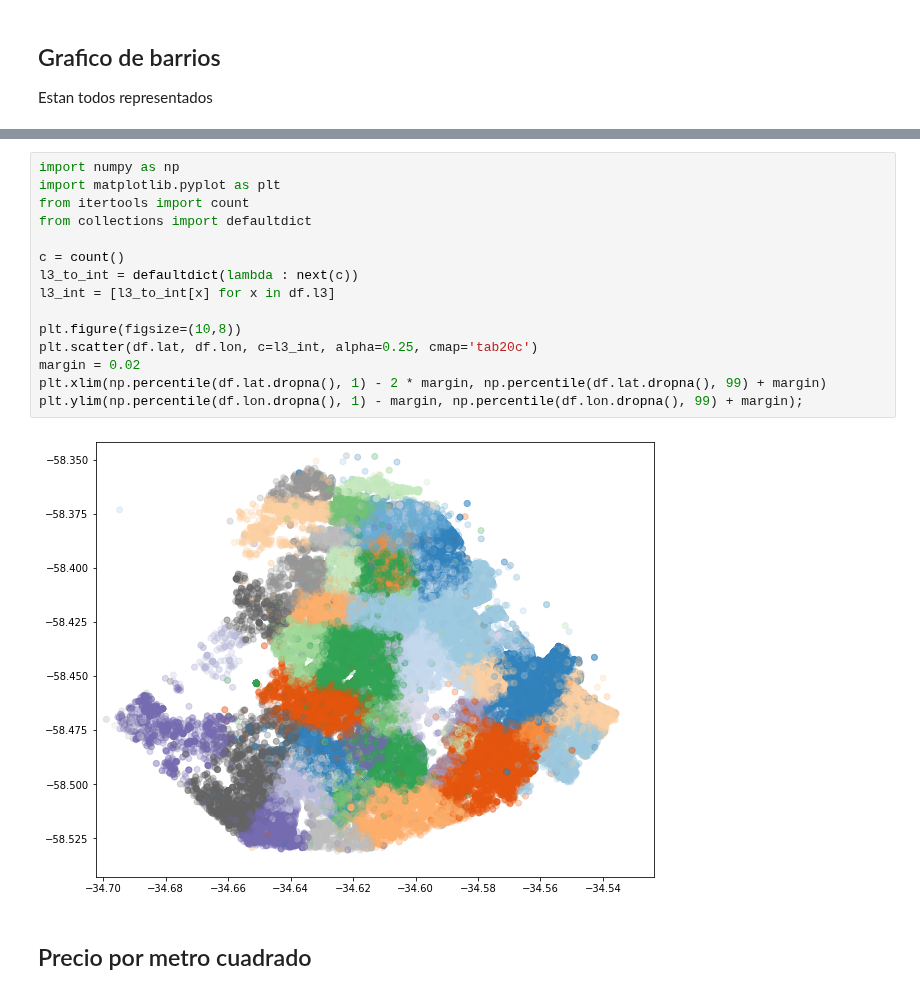
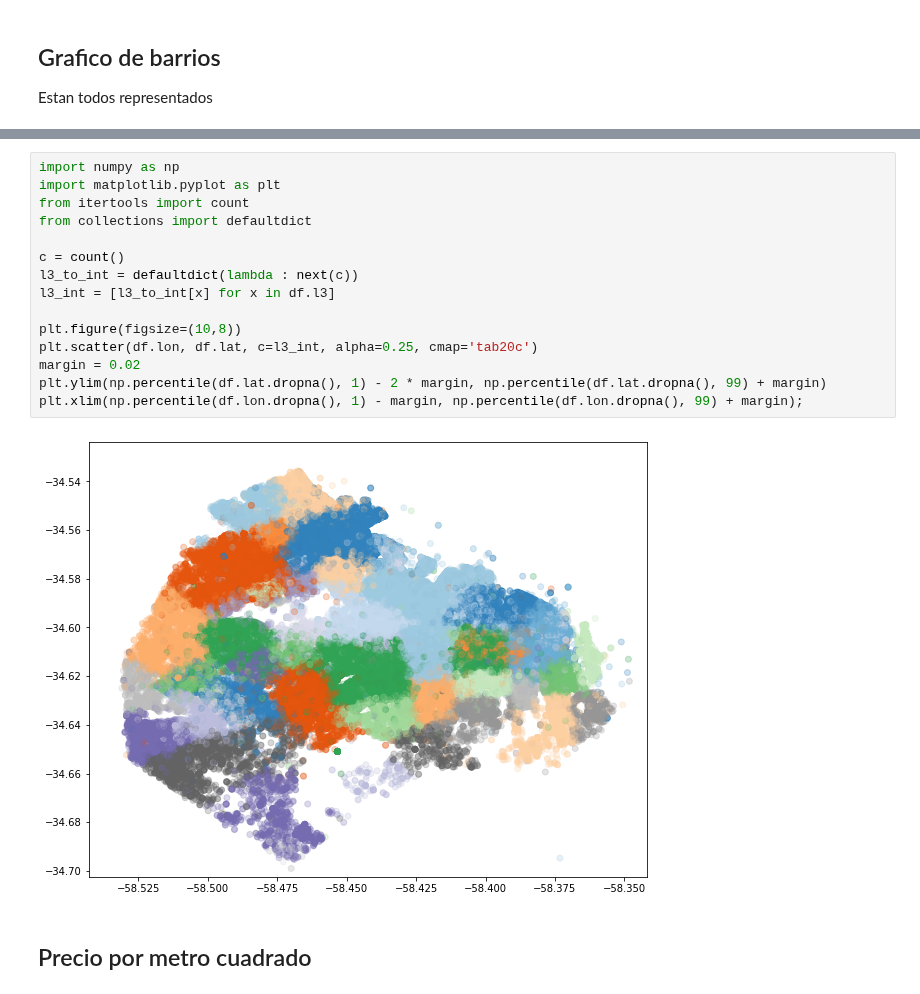
Before and after one commit to elsonidoq/ml-practico-2022, a Jupyter notebook: notebooks/taller-model-selection/01-explore_the_data.ipynb, the cells around one changed output, grey strips where cells are left out. Saved outputs shown, nothing was run; the diff lists cells and outputs as text.

Commit message:
scatter

```diff
--- a/notebooks/taller-model-selection/01-explore_the_data.ipynb
+++ b/notebooks/taller-model-selection/01-explore_the_data.ipynb
@@ -99,20 +115,20 @@ Estan todos representados
 # %%
 import numpy as np
 import matplotlib.pyplot as plt
 from itertools import count
 from collections import defaultdict
 
 c = count()
 l3_to_int = defaultdict(lambda : next(c))
 l3_int = [l3_to_int[x] for x in df.l3]
 
 plt.figure(figsize=(10,8))
-plt.scatter(df.lat, df.lon, c=l3_int, alpha=0.25, cmap='tab20c')
+plt.scatter(df.lon, df.lat, c=l3_int, alpha=0.25, cmap='tab20c')
 margin = 0.02
-plt.xlim(np.percentile(df.lat.dropna(), 1) - 2 * margin, np.percentile(df.lat.dropna(), 99) + margin)
-plt.ylim(np.percentile(df.lon.dropna(), 1) - margin, np.percentile(df.lon.dropna(), 99) + margin);
+plt.ylim(np.percentile(df.lat.dropna(), 1) - 2 * margin, np.percentile(df.lat.dropna(), 99) + margin)
+plt.xlim(np.percentile(df.lon.dropna(), 1) - margin, np.percentile(df.lon.dropna(), 99) + margin);
 # %% [output]
-[figure, old version]
+[figure, new version]
 # %% [markdown]
 ## Precio por metro cuadrado
 # %%
```
Also changed, not shown: parts of 3 cells of this notebook.
